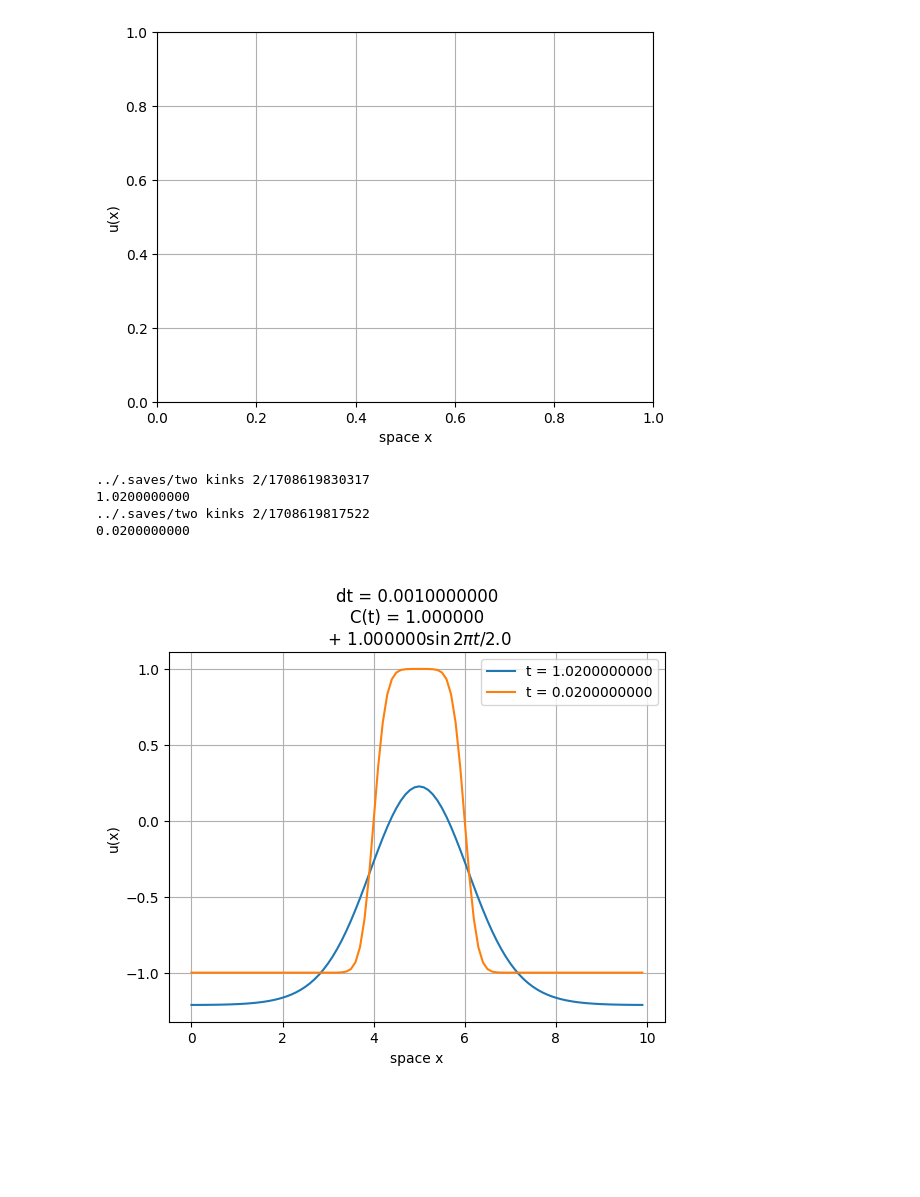
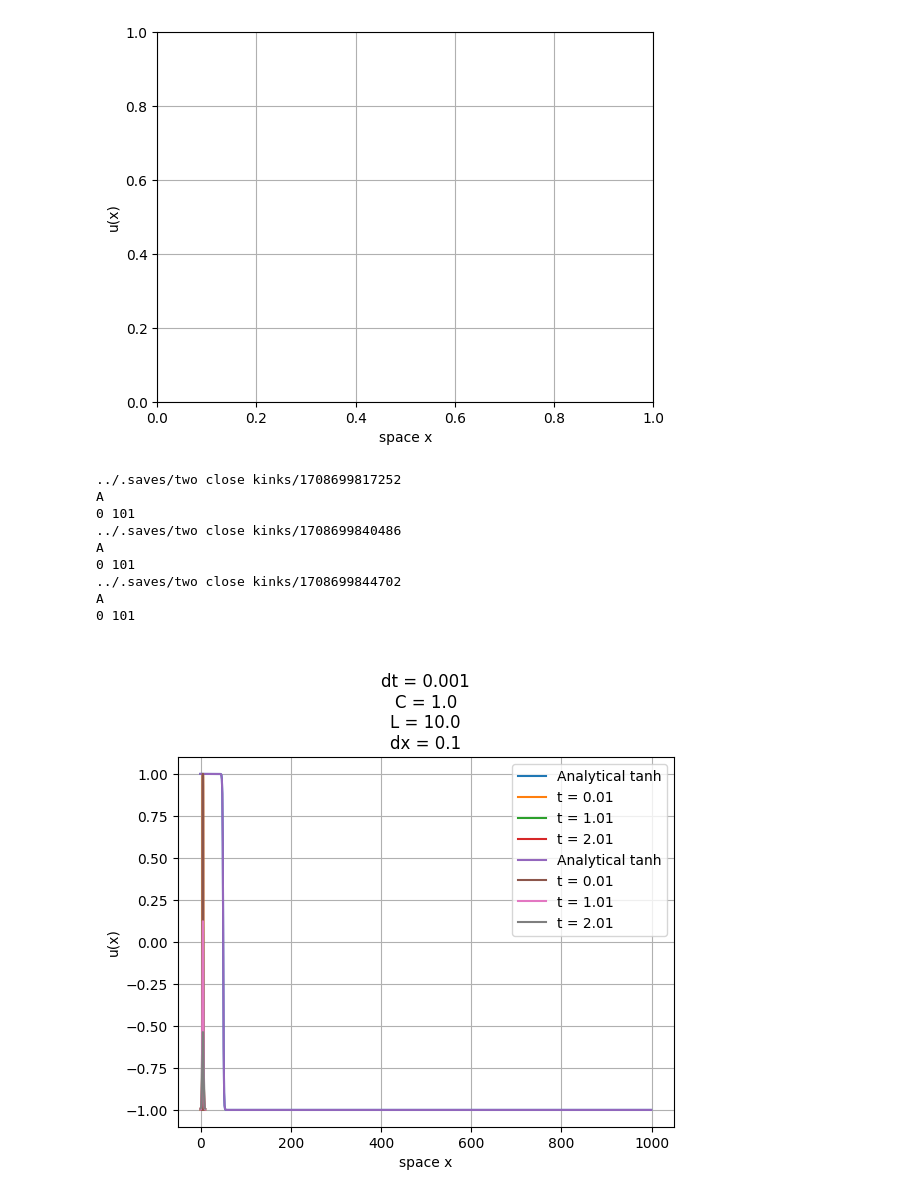
Before and after one commit to suanno/stage2, a Jupyter notebook: codes_tdgl/1D/plot/rapid multiplot.ipynb, the cells around one changed output. Drawn from its saved outputs; the diff is of its cells as text; code cells hidden in the pictures; blank space fills up the shorter version.

Commit message:
Two kinks stationary state and measure of the shape of the kinks in the two-kink profile for different dx to check if the code integrates well in space

```diff
--- a/codes_tdgl/1D/plot/rapid multiplot.ipynb
+++ b/codes_tdgl/1D/plot/rapid multiplot.ipynb
@@ -6,7 +6,7 @@ import os
 import shutil
 import time
 # %%
-dir_save = "../.saves/" + "two kinks 2/"
+dir_save = "../.saves/" + "two close kinks/"
 # %% [markdown]
 # Plot space average of u(t) for all experiments in the folder
 # %%
@@ -69,13 +69,23 @@ ax.grid()
 [figure]
 # %%
 # Get all the simulations in the selected folder
-for folder in sorted(os.listdir(dir_save), reverse=True):
+xmin = -1
+xmax = 1000
+
+# Plot analytical solution
+Num = 1000
+x = np.arange(0,Num)/Num*(xmax-xmin)+xmin*np.ones(Num)
+y = np.zeros(Num)
+j = 0
+xc = 50 # tanh center
+for xi in x:
+    y[j] = -np.tanh((x[j]-xc)/np.sqrt(2))
+    j = j + 1
+
+ax.plot(x,y,label="Analytical tanh")
+for folder in sorted(os.listdir(dir_save), reverse=False):
     dir = dir_save + folder
     print(dir)
-    # Get label of the curve
-    #f = open(dir + "/label.dat", "r")
-    #label = f.readline().strip('\n')
-    #f.close()
 
     f = open(dir + "/tdgl_result.dat", "r")
     N = 1000000000
@@ -88,41 +98,77 @@ for folder in sorted(os.listdir(dir_save), reverse=True):
             x[i-1] = float(a)
             y[i-1] = float(b)
         else:
             N, tmax, dx, dt, seed, A, Thalf, Cave = row.split(" ")
-
+            N = int(N)
+            tmax = float(tmax)
+            dx = float(dx)
+            L = N*dx
+            dt = float(dt)
+            A = float(A)
+            T = 2*float(Thalf)
+            Cave = float(Cave)
         i = i + 1
 
-    labell = "t = " + tmax
-    ax.plot(x[0:i-1], y[0:i-1], label = labell)
+    f.close()
 
-T = 2*float(Thalf)
+    # Get label of the curve
+    f = open(dir + "/label.dat", "r")
+    label = f.readline().strip('\n')
+    labell = label
+    labell = "t = " + str(tmax) # Label with time (uncomment for custom label)
+    f.close()
+    imin = int(xmin/dx)
+    imax = int(xmax/dx)
+    if xmin < 0:
+        imin = 0
+    if xmax > L or xmax < 0:
+        imax = i
+    print(imin, imax)
+    ax.plot(x[imin:imax-1], y[imin:imax-1], label = labell)
+
 #eps = 0.5
 #plt.ylim(-1-eps,1+eps)
 
 label = ""
 #u0 = 1
 #label = label + "$u_0 = " + str(u0) + "$"
 label= label + "\ndt = " + str(dt)
 if T > 0:
-    label = label + "\nC(t) = " + Cave + " + " + A + "$\sin{2\pi t/" + str(T) + "}$"
+    label = label + "\nC(t) = " + str(Cave) + " + " + str(A) + "$\sin{2\pi t/" + str(T) + "}$"
 else:
-    label = label + "\nC = " + Cave
+    label = label + "\nC = " + str(Cave)
+label = label + "\nL = " + str(round(N*dx,3))
+label = label + "\ndx = " + str(round(dx,3))
 #label = "dt = " + str(dt)
 #if float(T) > 0:
 #label = label + "; T = " + str(T) + "; A = " + str(A)
 #else:
 #label = label + "; C = " + str(A) + " cost"
 
 ax.set_title(label)
 ax.set_xlabel("space x")
 ax.set_ylabel("u(x)")
 
+# Plot analytical solution
+Num = 1000
+x = np.arange(0,Num)/Num*(xmax-xmin)+xmin*np.ones(Num)
+y = np.zeros(Num)
+j = 0
+xc = 50 # tanh center
+for xi in x:
+    y[j] = -np.tanh(x[j]-xc)
+    j = j + 1
 
 ax.legend()
 fig
 # %% [output]
-../.saves/two kinks 2/1708619830317
-1.0200000000
-../.saves/two kinks 2/1708619817522
-0.0200000000
+../.saves/two close kinks/1708699817252
+A
+0 101
+../.saves/two close kinks/1708699840486
+A
+0 101
+../.saves/two close kinks/1708699844702
+A
+0 101
-[figure, old version]
+[figure, new version]
```
Also changed, not shown: parts of 3 cells of this notebook, 12 other files.
